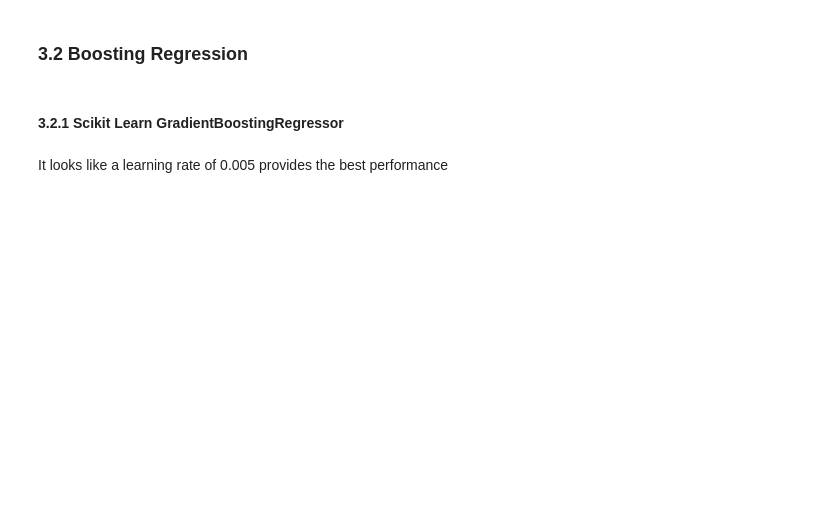
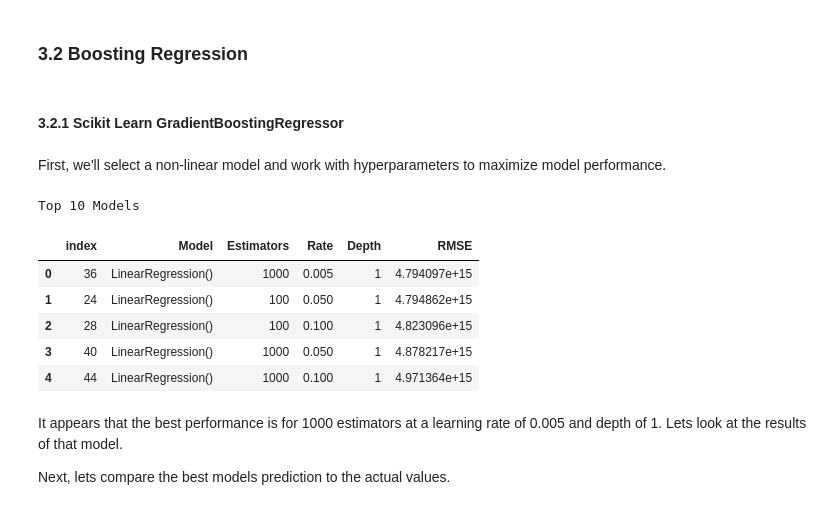
Before and after one commit to jestern001/MLA-Project, a Jupyter notebook: Project/NighttimeNO2Prediction.ipynb, the cells around one changed output. Cells and saved outputs as stored; diff of their text form; code cells hidden in the pictures; blank space fills up the shorter version.

```diff
--- a/Project/NighttimeNO2Prediction.ipynb
+++ b/Project/NighttimeNO2Prediction.ipynb
@@ -821,25 +840,46 @@ Although degrees 2 and 5 appers to return the best results, it appears that line
 ### 3.2 Boosting Regression
 # %% [markdown]
 #### 3.2.1 Scikit Learn GradientBoostingRegressor
+# %% [markdown]
+First, we'll select a non-linear model and work with hyperparameters to maximize model performance.
 # %%
+from itertools import product
+
 from sklearn.ensemble import GradientBoostingRegressor
 
-results = {'Model': [], 'Rate': [], 'RMSE': []}
-for l in [0.0005, 0.005, 0.05, 0.1]:
+results = {'Model': [], 'Estimators': [], 'Rate': [], 'Depth': [], 'RMSE': []}
+estimators = [10, 100, 1_000]
+rates = [0.0005, 0.005, 0.05, 0.1]
+depths = [1, 3, 5, 9]
+for e, r, d in product(estimators, rates, depths):
     # build model
     gbr = GradientBoostingRegressor(
-        n_estimators=200,       # number of boosting stages
-        learning_rate=l,      # step size shrinkage
-        max_depth=3,            # depth of each tree
+        n_estimators=e,       # number of boosting stages
+        learning_rate=r,      # step size shrinkage
+        max_depth=d,          # depth of each tree
         random_state=42
     )
     gbr.fit(X_train, y_train)
     y_pred = gbr.predict(X_test)
-    gbr_rmse = mean_squared_error(y_test, y_pred)
-    results['Model'].append(model)
-    results['Rate'].append(l)
+    gbr_rmse = float(np.sqrt(mean_squared_error(y_test, y_pred)))
+    results['Model'].append(gbr)
+    results['Estimators'].append(e)
+    results['Rate'].append(r)
+    results['Depth'].append(d)
     results['RMSE'].append(gbr_rmse)
 results = pd.DataFrame(results)
-results.head()
+print("Top 10 Models")
+top_models = results.sort_values('RMSE').reset_index()
+top_models.head()
+# %% [output]
+Top 10 Models
+|  | index | Model | Estimators | Rate | Depth | RMSE |
+| 0 | 36 | LinearRegression() | 1000 | 0.005 | 1 | 4.794097e+15 |
+| 1 | 24 | LinearRegression() | 100 | 0.050 | 1 | 4.794862e+15 |
+| 2 | 28 | LinearRegression() | 100 | 0.100 | 1 | 4.823096e+15 |
+| 3 | 40 | LinearRegression() | 1000 | 0.050 | 1 | 4.878217e+15 |
+| 4 | 44 | LinearRegression() | 1000 | 0.100 | 1 | 4.971364e+15 |
 # %% [markdown]
-It looks like a learning rate of 0.005 provides the best performance
+It appears that the best performance is for 1000 estimators at a learning rate of 0.005 and depth of 1.  Lets look at the results of that model.
+
+Next, lets compare the best models prediction to the actual values.
```
Also changed, not shown: parts of 8 cells of this notebook, 6 other files.
